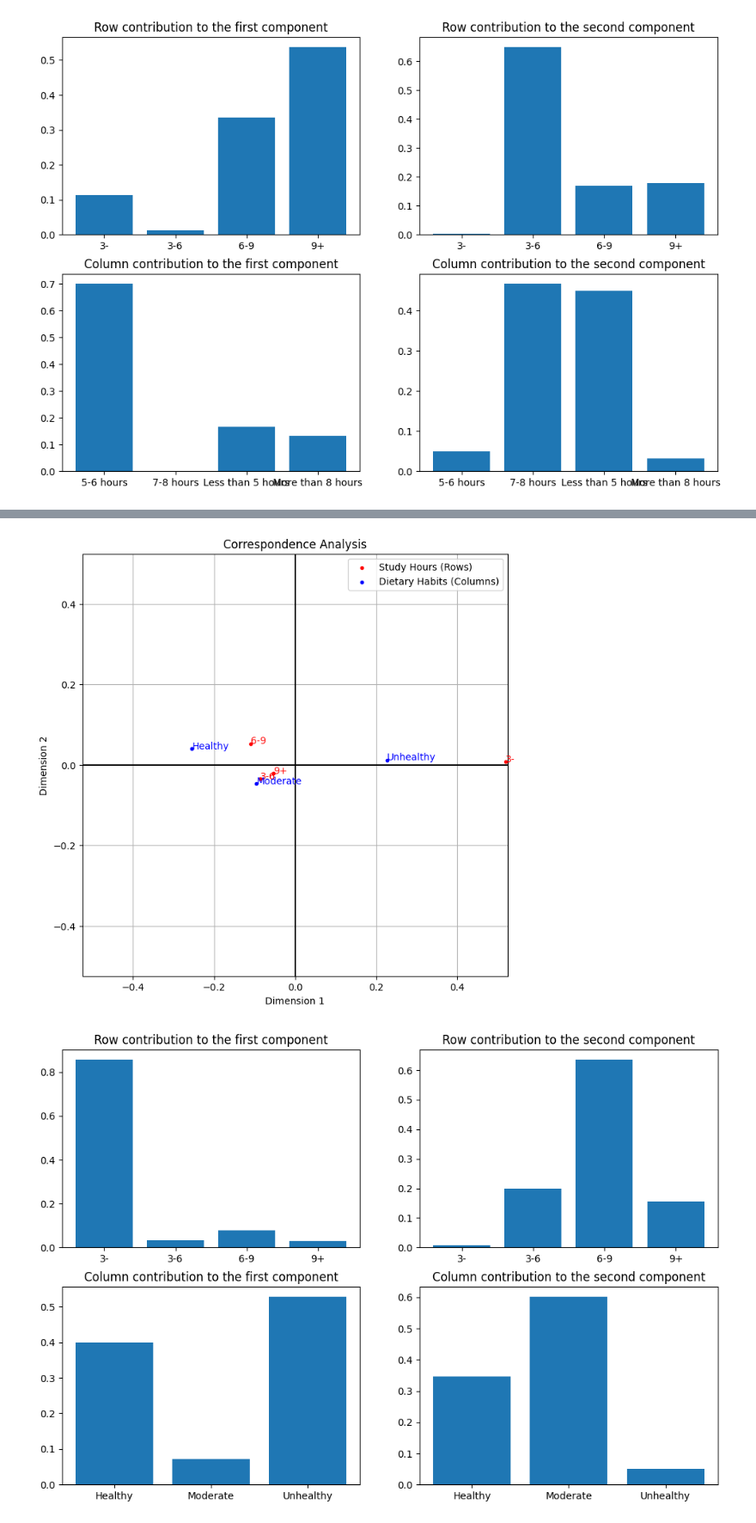
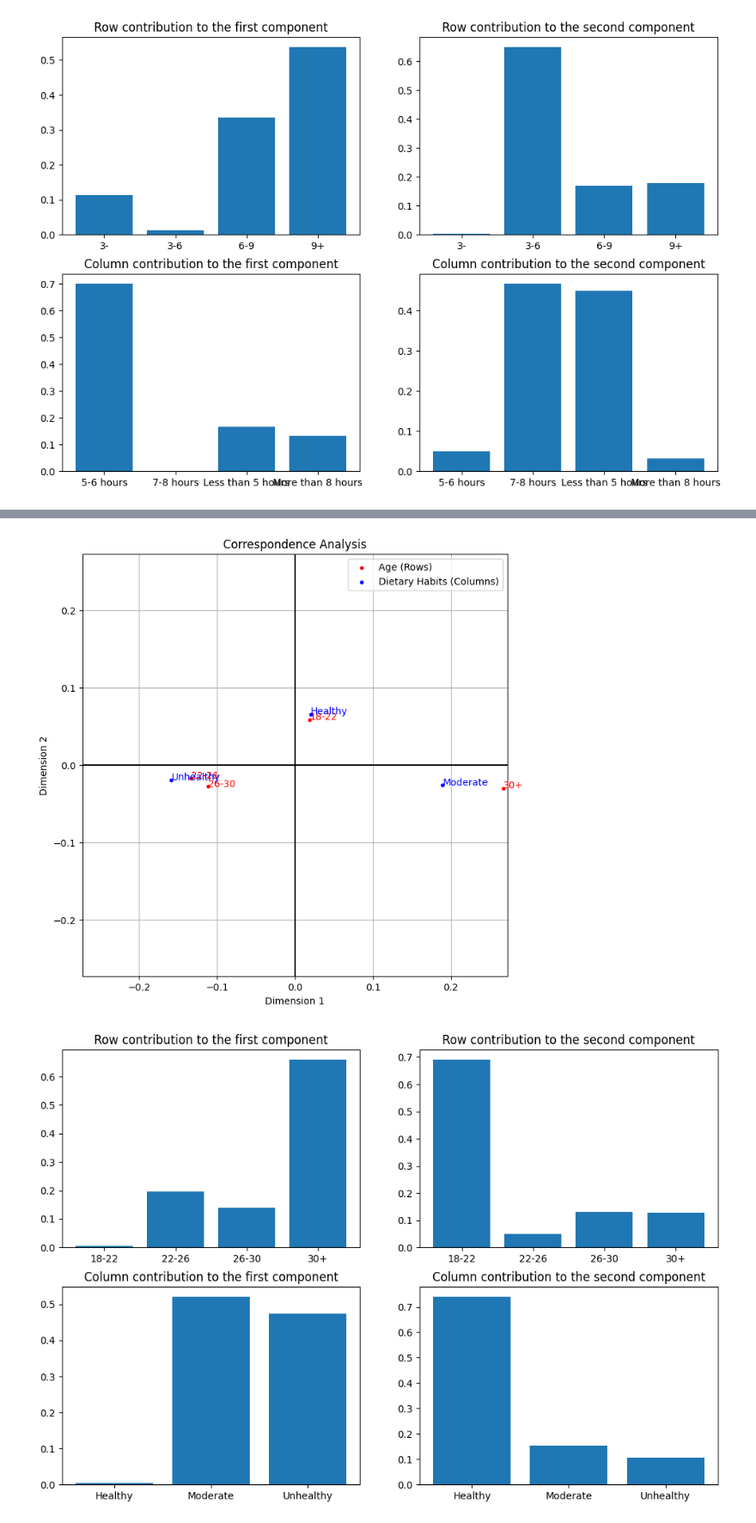
Before and after one commit to bourgouinraphael/Projet_traitement_info, a Jupyter notebook: Projet.ipynb, the cells around one changed output, grey strips where cells are left out. Shown at 86% size. Saved outputs shown, nothing was run; the diff lists cells and outputs as text; code cells hidden in the pictures.

```diff
--- a/Projet.ipynb
+++ b/Projet.ipynb
@@ -323,7 +323,7 @@ component
 [figure]
 [figure]
 # %%
-index_column1, index_column2 = 7, 5
+index_column1, index_column2 = 1, 5
 
 make_plot(df, index_column1, index_column2, 1) # Tout le monde
 # %% [output]
@@ -345,2 +345,2 @@ component
-[figure, old version]
+[figure, new version]
-[figure, old version]
+[figure, new version]
```
Also changed, not shown: parts of 1 cell of this notebook, 6 other files.
